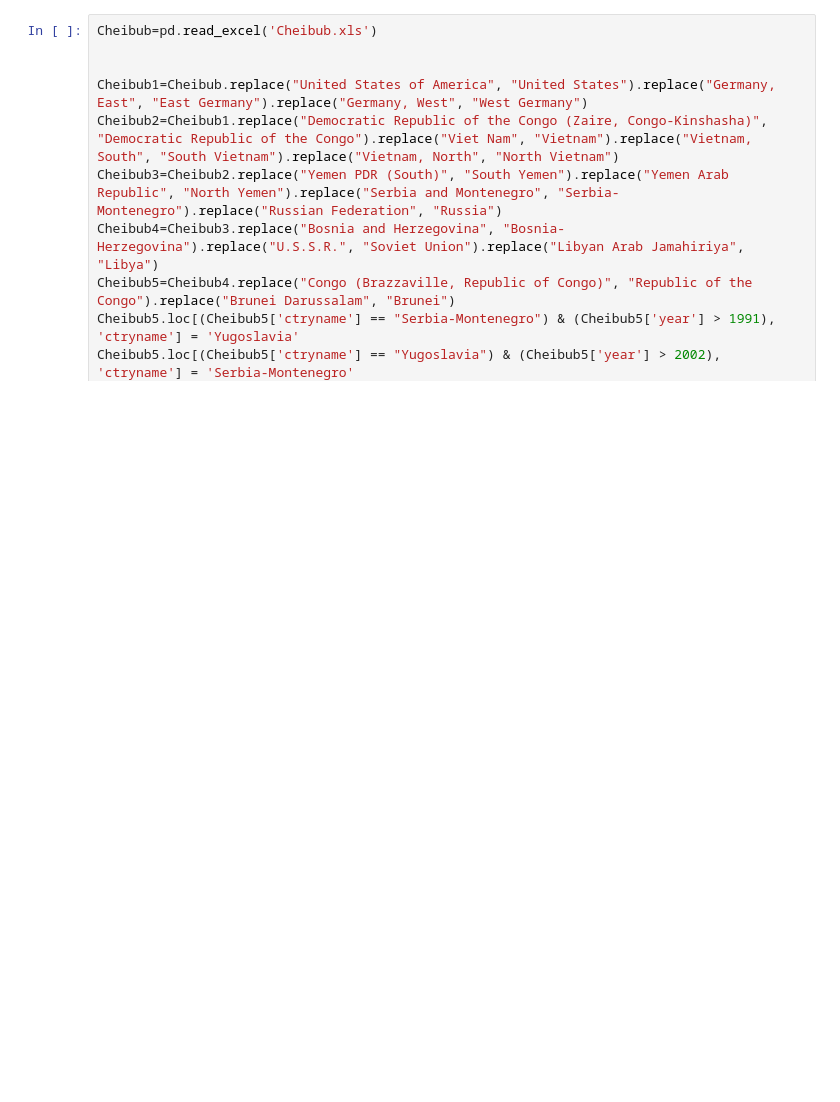
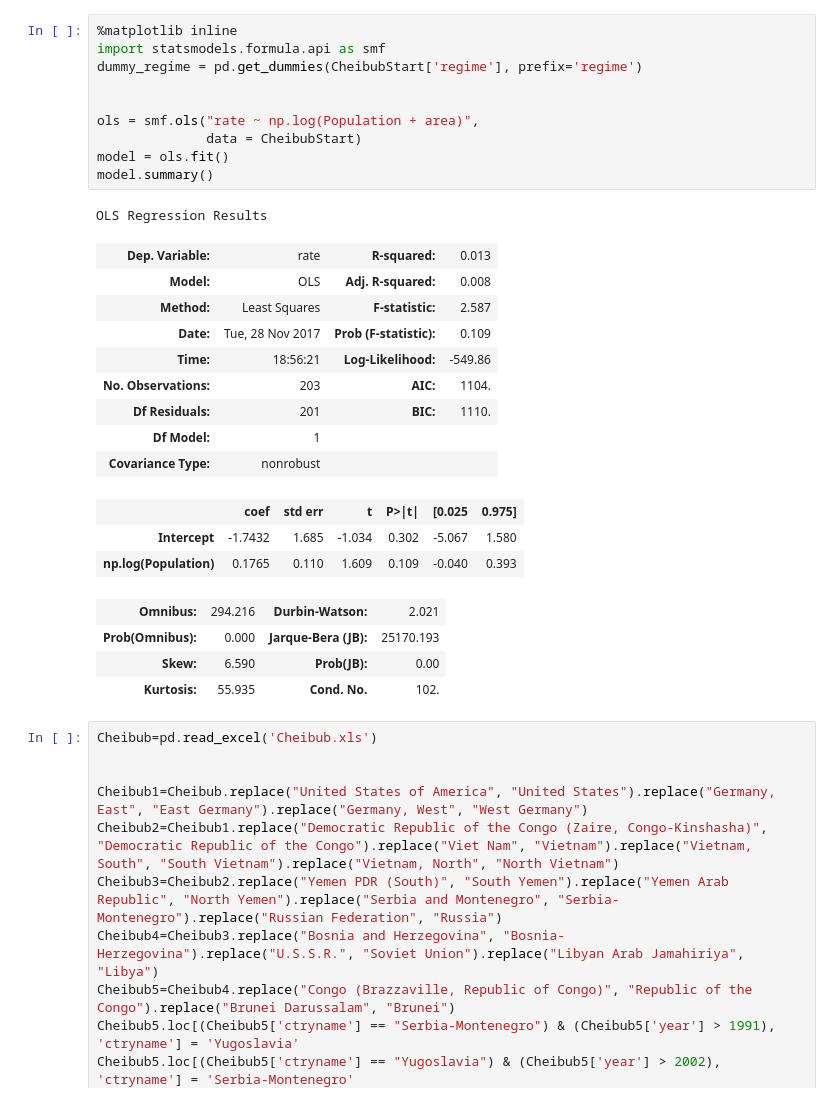
Before and after one commit to erikemueller/final-project-Mueller-Chandra, a Jupyter notebook: Untitled.ipynb, the cells around one changed output. Drawn from its saved outputs; the diff is of its cells as text; blank space fills up the shorter version.

```diff
--- a/Untitled.ipynb
+++ b/Untitled.ipynb
@@ -71,3 +40,31 @@ ModuleNotFoundError: No module named 'sklearn'
+# %%
+%matplotlib inline
+import statsmodels.formula.api as smf
+dummy_regime = pd.get_dummies(CheibubStart['regime'], prefix='regime')
+
+
+ols = smf.ols("rate ~ np.log(Population + area)",
+              data = CheibubStart)
+model = ols.fit()
+model.summary()
+# %% [output]
+OLS Regression Results
+| Dep. Variable: | rate | R-squared: | 0.013 |
+| Model: | OLS | Adj. R-squared: | 0.008 |
+| Method: | Least Squares | F-statistic: | 2.587 |
+| Date: | Tue, 28 Nov 2017 | Prob (F-statistic): | 0.109 |
+| Time: | 18:56:21 | Log-Likelihood: | -549.86 |
+| No. Observations: | 203 | AIC: | 1104. |
+| Df Residuals: | 201 | BIC: | 1110. |
+| Df Model: | 1 |  |  |
+| Covariance Type: | nonrobust |  |  |
+|  | coef | std err | t | P>|t| | [0.025 | 0.975] |
+| Intercept | -1.7432 | 1.685 | -1.034 | 0.302 | -5.067 | 1.580 |
+| np.log(Population) | 0.1765 | 0.110 | 1.609 | 0.109 | -0.040 | 0.393 |
+| Omnibus: | 294.216 | Durbin-Watson: | 2.021 |
+| Prob(Omnibus): | 0.000 | Jarque-Bera (JB): | 25170.193 |
+| Skew: | 6.590 | Prob(JB): | 0.00 |
+| Kurtosis: | 55.935 | Cond. No. | 102. |
 # %%
 Cheibub=pd.read_excel('Cheibub.xls')
 
```
Also changed, not shown: parts of 6 cells of this notebook, 2 other files.
